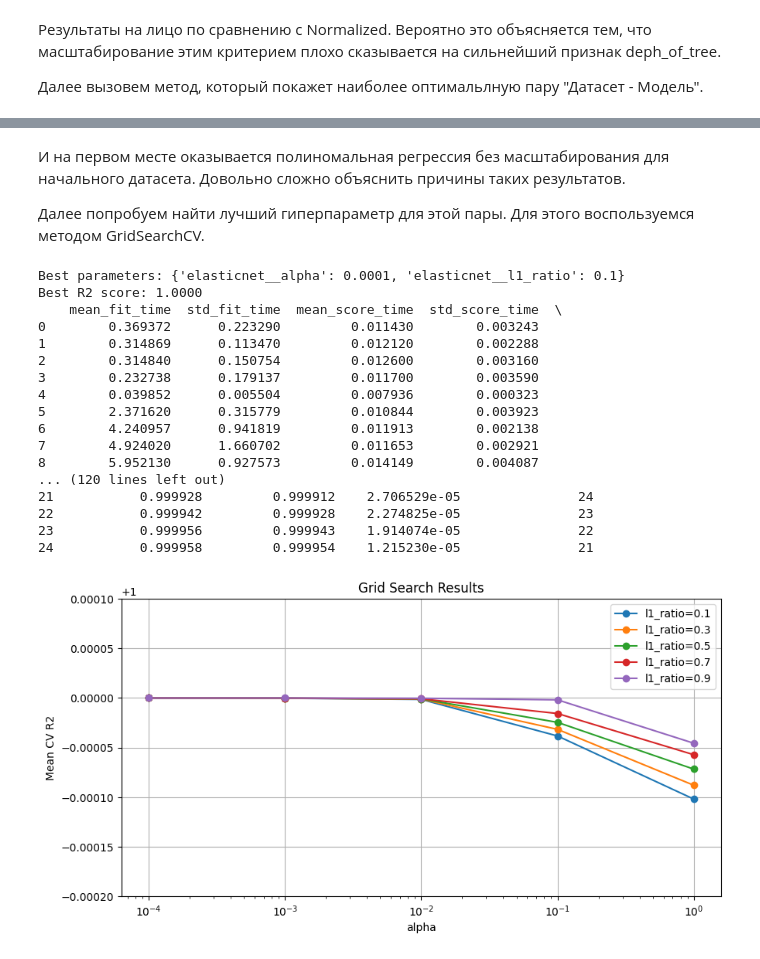
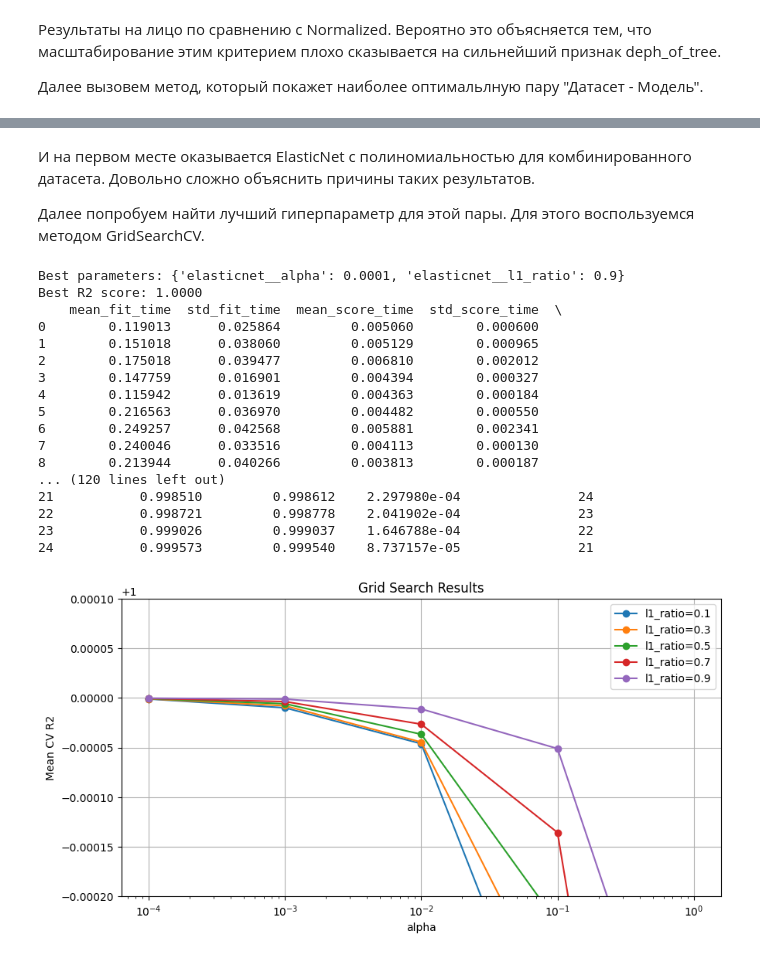
Before and after one commit to KorolevskiiKorol/Ml, a Jupyter notebook: Lab_1/Lab_1_st.ipynb, the cells around one changed output, grey strips where cells are left out. Saved outputs shown, nothing was run; the diff lists cells and outputs as text; code cells hidden in the pictures.

```diff
--- a/Lab_1/Lab_1_st.ipynb
+++ b/Lab_1/Lab_1_st.ipynb
@@ -267,6 +218,24 @@ X_new_train, X_new_val, y_new_train, y_new_val = train_test_split(X_new_temp, y_
 # %% [markdown]
 Теперь тоже самое для исходных данных.
 # %%
-X_temp, X_test, y_temp, y_test = train_test_split(x, y, test_size=0.2, random_state=42)
+from sklearn.model_selection import train_test_split
 
-X_train, X_val, y_train, y_val = train_test_split(X_temp, y_temp, test_size=0.25, random_state=42)
+x = c_df.drop(columns=["profit"])
+y = c_df["profit"]
+
+X_new_temp, X_new_test, y_new_temp, y_new_test = train_test_split(x, y, test_size=0.2, random_state=42)
+
+X_new_train, X_new_val, y_new_train, y_new_val = train_test_split(X_new_temp, y_new_temp, test_size=0.25, random_state=42)
+# %%
+from sklearn.feature_selection import SelectKBest, f_regression, mutual_info_regression
+xx = X_new_train.columns
+
+selector = SelectKBest(score_func=f_regression, k=4)
+X_new_train = selector.fit_transform(X_new_train, y_new_train)
+X_new_val = selector.transform(X_new_val)
+X_new_test = selector.transform(X_new_test)
+dfscores = pd.DataFrame(selector.scores_, columns=["Score"])
+dfcolumns = pd.DataFrame(xx, columns=["Feature"])
+feature_scores = pd.concat([dfcolumns, dfscores], axis=1)
+feature_scores = feature_scores.sort_values(by="Score", ascending=False)
+feature_scores
@@ -454,7 +457,7 @@ ElasticNetModelLab1.show_best_r2()
 | 1 | ElasticNet Regression_new_data_no... | 3.772076e+07 | 3.951981e+07 | 3.205437e+07 | 6141.722734 | 6286.478339 | 5661.657781 | 0.570530 | 0.547235 | 0.468761 |
 | 0 | ElasticNet Regression_new_data_no... | 6.535484e+07 | 6.842926e+07 | 4.768920e+07 | 8084.234160 | 8272.197874 | 6905.736655 | 0.255902 | 0.216029 | 0.209644 |
 # %% [markdown]
-И на первом месте оказывается полиномальная регрессия без масштабирования для начального датасета.  Довольно сложно объяснить причины таких результатов.
+И на первом месте оказывается ElasticNet с полиномиальностью для комбинированного датасета.  Довольно сложно объяснить причины таких результатов.
 
 Далее попробуем найти лучший гиперпараметр для этой пары. Для этого воспользуемся методом GridSearchCV.
 # %%
@@ -496,7 +499,7 @@ grid_search = GridSearchCV(
 
     n_jobs=-1
 )
-grid_search.fit(X_train, y_train)
+grid_search.fit(X_new_train, y_new_train)
 print(f"Best parameters: {grid_search.best_params_}")
 print(f"Best R2 score: {grid_search.best_score_:.4f}")
 results = pd.DataFrame(
@@ -510,46 +513,46 @@ for l1 in param_grid["elasticnet__l1_ratio"]:
 
     subset = results[
         results["param_elasticnet__l1_ratio"] == l1
     ]
 
     plt.plot(
         subset["param_elasticnet__alpha"],
         subset["mean_test_score"],
         marker="o",
         label=f"l1_ratio={l1}"
     )
 
 plt.ylim(0.9998, 1.0001)
 
 plt.xscale("log")
 
 plt.xlabel("alpha")
 plt.ylabel("Mean CV R2")
 
 plt.title("Grid Search Results")
 
 plt.legend()
 
 plt.grid(True)
 
 plt.show()
 # %% [output]
-Best parameters: {'elasticnet__alpha': 0.0001, 'elasticnet__l1_ratio': 0.1}
+Best parameters: {'elasticnet__alpha': 0.0001, 'elasticnet__l1_ratio': 0.9}
 Best R2 score: 1.0000
     mean_fit_time  std_fit_time  mean_score_time  std_score_time  \
-0        0.369372      0.223290         0.011430        0.003243
-1        0.314869      0.113470         0.012120        0.002288
-2        0.314840      0.150754         0.012600        0.003160
-3        0.232738      0.179137         0.011700        0.003590
-4        0.039852      0.005504         0.007936        0.000323
-5        2.371620      0.315779         0.010844        0.003923
-6        4.240957      0.941819         0.011913        0.002138
-7        4.924020      1.660702         0.011653        0.002921
-8        5.952130      0.927573         0.014149        0.004087
+0        0.119013      0.025864         0.005060        0.000600
+1        0.151018      0.038060         0.005129        0.000965
+2        0.175018      0.039477         0.006810        0.002012
+3        0.147759      0.016901         0.004394        0.000327
+4        0.115942      0.013619         0.004363        0.000184
+5        0.216563      0.036970         0.004482        0.000550
+6        0.249257      0.042568         0.005881        0.002341
+7        0.240046      0.033516         0.004113        0.000130
+8        0.213944      0.040266         0.003813        0.000187
 ... (120 lines left out)
-21           0.999928         0.999912    2.706529e-05               24
-22           0.999942         0.999928    2.274825e-05               23
-23           0.999956         0.999943    1.914074e-05               22
-24           0.999958         0.999954    1.215230e-05               21
+21           0.998510         0.998612    2.297980e-04               24
+22           0.998721         0.998778    2.041902e-04               23
+23           0.999026         0.999037    1.646788e-04               22
+24           0.999573         0.999540    8.737157e-05               21
-[figure, old version]
+[figure, new version]
 # %% [markdown]
```
Also changed, not shown: parts of 22 cells of this notebook.
